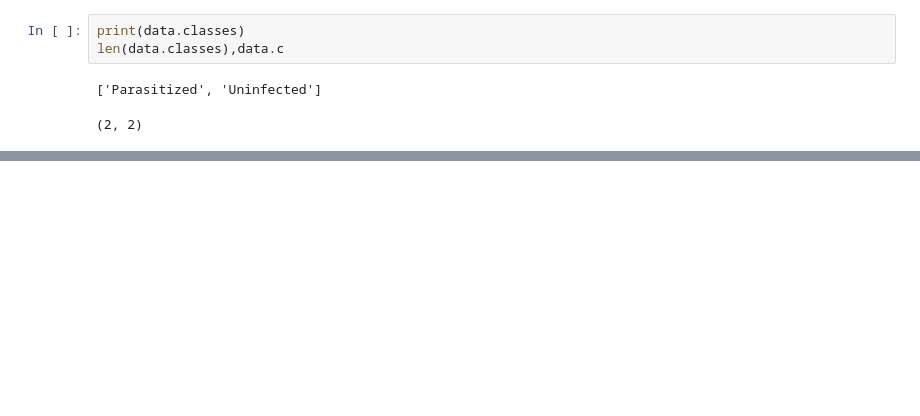
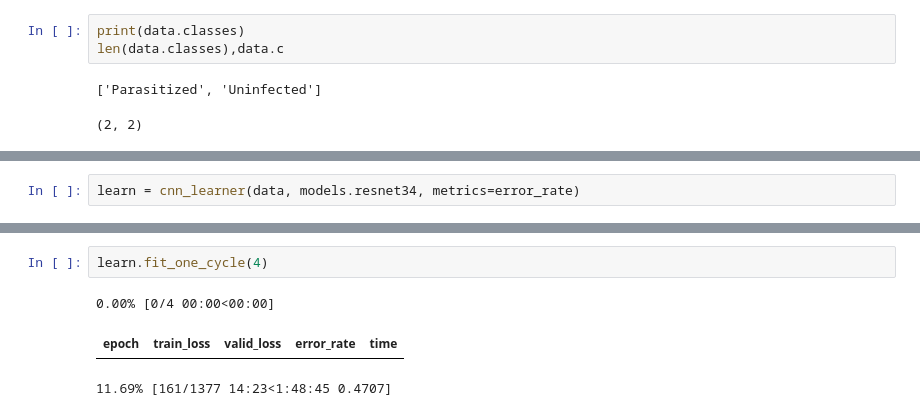
Before and after one commit to RaymondDashWu/Malaria-Detection, a Jupyter notebook: Malaria Detection.ipynb, the cells around one changed output, grey strips where cells are left out. Saved outputs shown, nothing was run; the diff lists cells and outputs as text; blank space fills up the shorter version.

Commit message:
[HOLD] Waiting until server is fixed. Takes 2 hours per epoch on laptop

```diff
--- a/Malaria Detection.ipynb
+++ b/Malaria Detection.ipynb
@@ -112,0 +115,2 @@ len(data.classes),data.c
+# %%
+learn = cnn_learner(data, models.resnet34, metrics=error_rate)
@@ -112,0 +139,6 @@ len(data.classes),data.c
+# %%
+learn.fit_one_cycle(4)
+# %% [output]
+0.00% [0/4 00:00<00:00]
+| epoch | train_loss | valid_loss | error_rate | time |
+11.69% [161/1377 14:23<1:48:45 0.4707]
```
Also changed, not shown: parts of 5 cells of this notebook.
